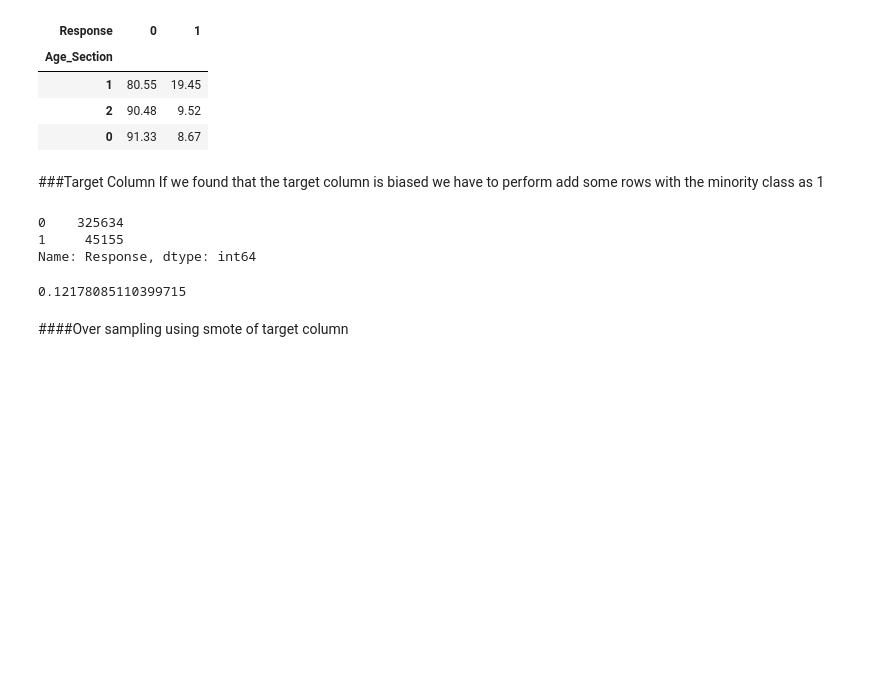
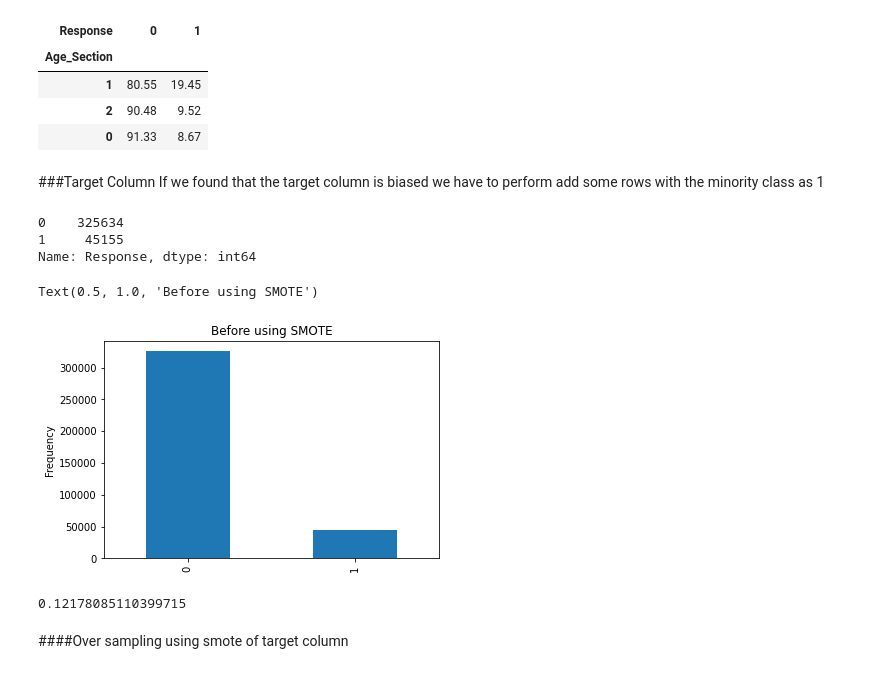
Before and after one commit to gauriagarwal18/HEALTH-INSURANCE-CROSS-SELL-PREDICTION, a Jupyter notebook: HEALTH_INSURANCE_CROSS_SELL_PREDICTION.ipynb, the cells around one changed output. Cells and saved outputs as stored; diff of their text form; code cells hidden in the pictures; blank space fills up the shorter version.

```diff
--- a/HEALTH_INSURANCE_CROSS_SELL_PREDICTION.ipynb
+++ b/HEALTH_INSURANCE_CROSS_SELL_PREDICTION.ipynb
@@ -583,6 +604,13 @@ insurance["Response"].value_counts()         #our target column is biased
 0    325634
 1     45155
 Name: Response, dtype: int64
+# %%
+insurance["Response"].value_counts().plot(kind = 'bar')
+plt.ylabel('Frequency', fontsize = 10)
+plt.title('Before using SMOTE')
+# %% [output]
+Text(0.5, 1.0, 'Before using SMOTE')
+[figure, added]
 # %%
 45155/(325634+45155)    #we have only 12% entries for positive response, so our model will not be able to get trends
 # %% [output]
```
Also changed, not shown: parts of 28 cells of this notebook.
